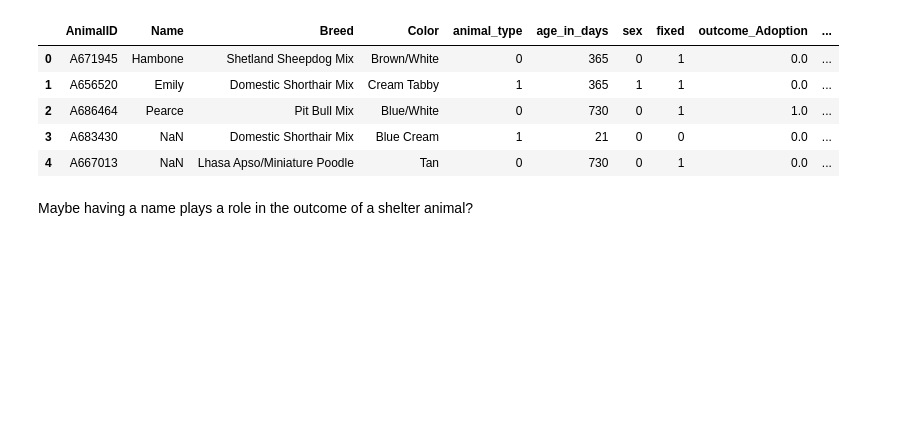
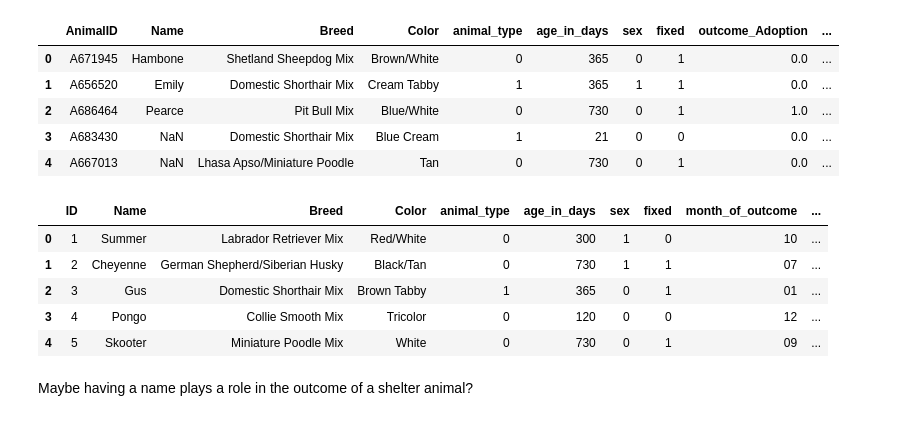
Before and after one commit to rfacccone/Kaggle-Solutions, a Jupyter notebook: ASPCA-clean_training_set.ipynb, the cells around one changed output. Cells and saved outputs as stored; diff of their text form; code cells hidden in the pictures; blank space fills up the shorter version.

```diff
--- a/ASPCA-clean_training_set.ipynb
+++ b/ASPCA-clean_training_set.ipynb
@@ -339,3 +474,6 @@ dum.head()
 dum.drop('time_of_day_early-morning', axis=1 , inplace=True)
 # %%
 train= train.join(dum)
+# %%
+dum=pd.get_dummies(test.time_of_day, prefix='time_of_day')
+dum.head()
@@ -342,2 +487,6 @@ train= train.join(dum)
+# %%
+dum.drop('time_of_day_early-morning', axis=1 , inplace=True)
+# %%
+test= test.join(dum)
 # %%
 df_hold= df_hold.join(train.hour_of_outcome)
@@ -345,5 +493,6 @@ train.drop(['hour_of_outcome'], axis=1, inplace=True)
 # %%
-train.drop(['time_of_day'], axis=1, inplace=True)
+train.drop(['time_of_day', 'hour_of_outcome'], axis=1, inplace=True)
+test.drop(['time_of_day', 'hour_of_outcome'], axis=1, inplace=True)
 # %%
 train.head()
 # %% [output]
@@ -353,6 +502,15 @@ train.head()
 | 2 | A686464 | Pearce | Pit Bull Mix | Blue/White | 0 | 730 | 0 | 1 | 1.0 | ... |
 | 3 | A683430 | NaN | Domestic Shorthair Mix | Blue Cream | 1 | 21 | 0 | 0 | 0.0 | ... |
 | 4 | A667013 | NaN | Lhasa Apso/Miniature Poodle | Tan | 0 | 730 | 0 | 1 | 0.0 | ... |
+# %%
+test.head()
+# %% [output]
+|  | ID | Name | Breed | Color | animal_type | age_in_days | sex | fixed | month_of_outcome | ... |
+| 0 | 1 | Summer | Labrador Retriever Mix | Red/White | 0 | 300 | 1 | 0 | 10 | ... |
+| 1 | 2 | Cheyenne | German Shepherd/Siberian Husky | Black/Tan | 0 | 730 | 1 | 1 | 07 | ... |
+| 2 | 3 | Gus | Domestic Shorthair Mix | Brown Tabby | 1 | 365 | 0 | 1 | 01 | ... |
+| 3 | 4 | Pongo | Collie Smooth Mix | Tricolor | 0 | 120 | 0 | 0 | 12 | ... |
+| 4 | 5 | Skooter | Miniature Poodle Mix | White | 0 | 730 | 0 | 1 | 09 | ... |
 # %% [markdown]
 Maybe having a name plays a role in the outcome of a shelter animal?
 # %%
```
Also changed, not shown: parts of 72 cells of this notebook, 1 other file.
